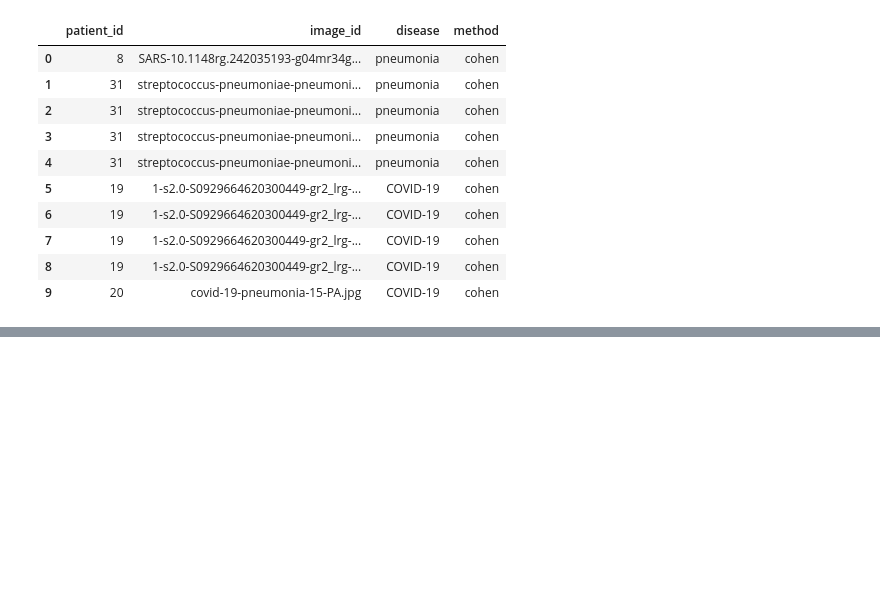
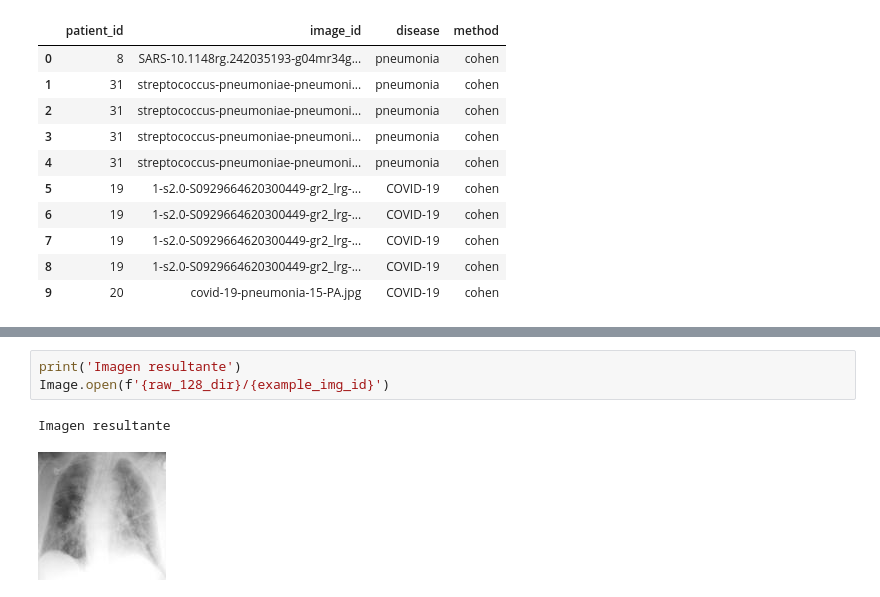
Before and after one commit to sebiglesias/tp_final_ECD, a Jupyter notebook: notebooks/preprocessing.ipynb, the cells around one changed output, grey strips where cells are left out. Cells and saved outputs as stored; diff of their text form; blank space fills up the shorter version.

```diff
--- a/notebooks/preprocessing.ipynb
+++ b/notebooks/preprocessing.ipynb
@@ -305,0 +146,6 @@ test_df.to_csv(f'{test_split_processed_csv_path}')
+# %%
+print('Imagen resultante')
+Image.open(f'{raw_128_dir}/{example_img_id}')
+# %% [output]
+Imagen resultante
+[figure, added]
```
Also changed, not shown: parts of 18 cells of this notebook.
